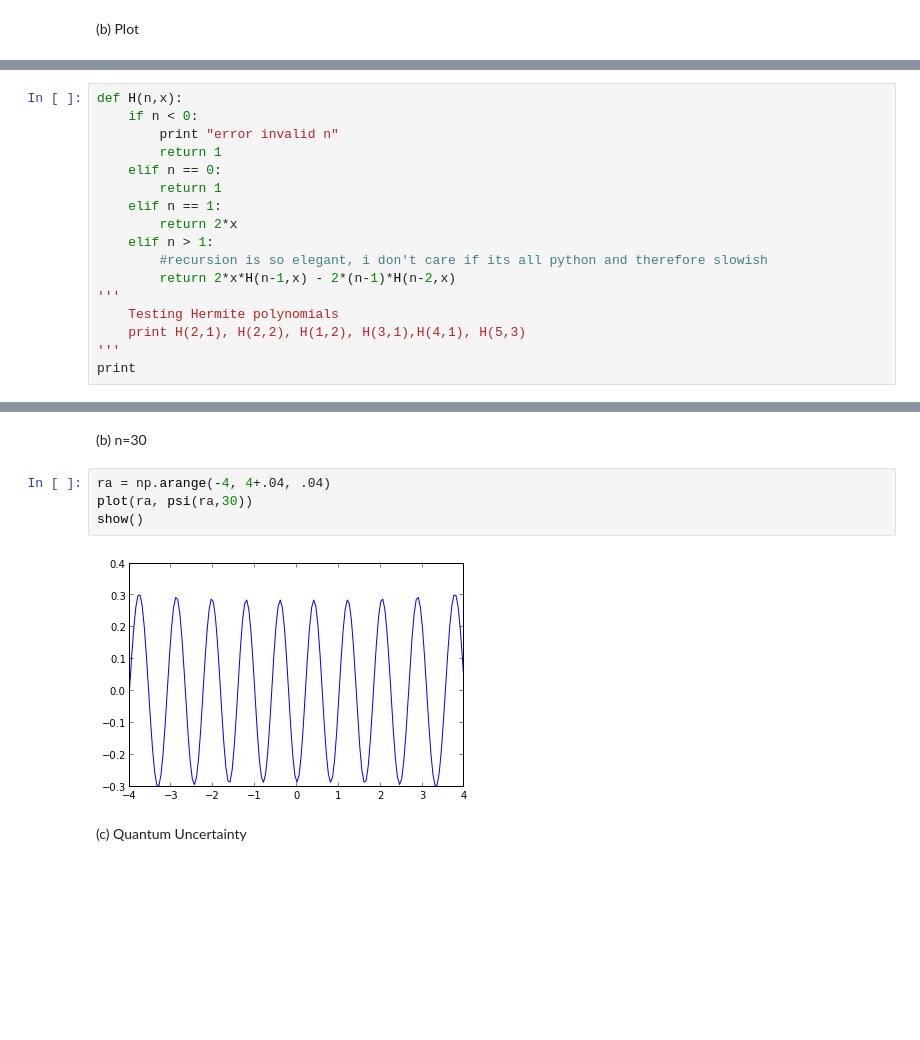
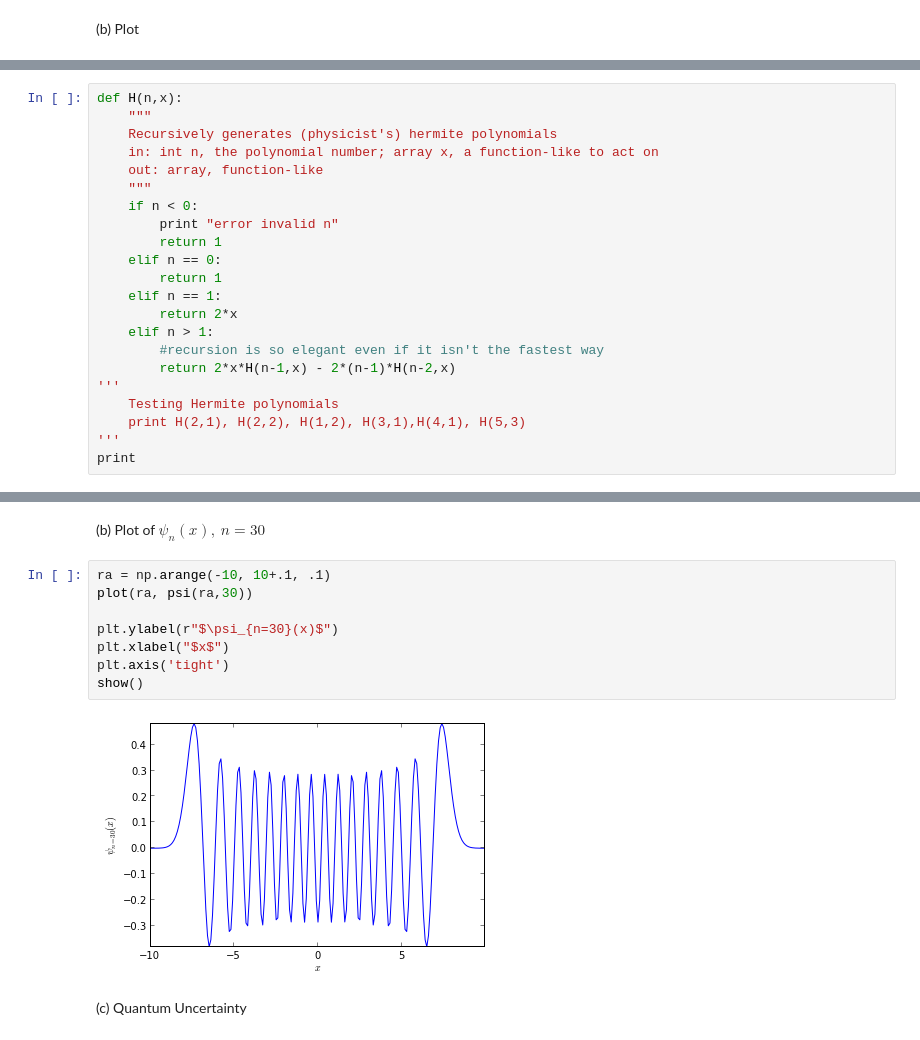
Before and after one commit to jvanatta/particle-tracks, a Jupyter notebook: week5/IntegrationEx4.ipynb, the cells around one changed output, grey strips where cells are left out. Saved outputs shown, nothing was run; the diff lists cells and outputs as text; blank space fills up the shorter version.

```diff
--- a/week5/IntegrationEx4.ipynb
+++ b/week5/IntegrationEx4.ipynb
@@ -64,5 +110,10 @@ show()
 # %%
 def H(n,x):
+    """
+    Recursively generates (physicist's) hermite polynomials
+    in: int n, the polynomial number; array x, a function-like to act on
+    out: array, function-like
+    """
     if n < 0:
         print "error invalid n"
         return 1
@@ -71,7 +122,7 @@ def H(n,x):
     elif n == 1:
         return 2*x
     elif n > 1:
-        #recursion is so elegant, i don't care if its all python and therefore slowish
+        #recursion is so elegant even if it isn't the fastest way
         return 2*x*H(n-1,x) - 2*(n-1)*H(n-2,x)
 '''
     Testing Hermite polynomials
@@ -92,11 +147,15 @@ show()
 # %% [markdown]
-(b) n=30
+(b) Plot of $\psi_n(x),\ n=30$
 # %%
-ra = np.arange(-4, 4+.04, .04)
+ra = np.arange(-10, 10+.1, .1)
 plot(ra, psi(ra,30))
+
+plt.ylabel(r"$\psi_{n=30}(x)$")
+plt.xlabel("$x$")
+plt.axis('tight')
 show()
 # %% [output]
-[figure, old version]
+[figure, new version]
 # %% [markdown]
 (c) Quantum Uncertainty
 # %%
```
Also changed, not shown: parts of 39 cells of this notebook.
